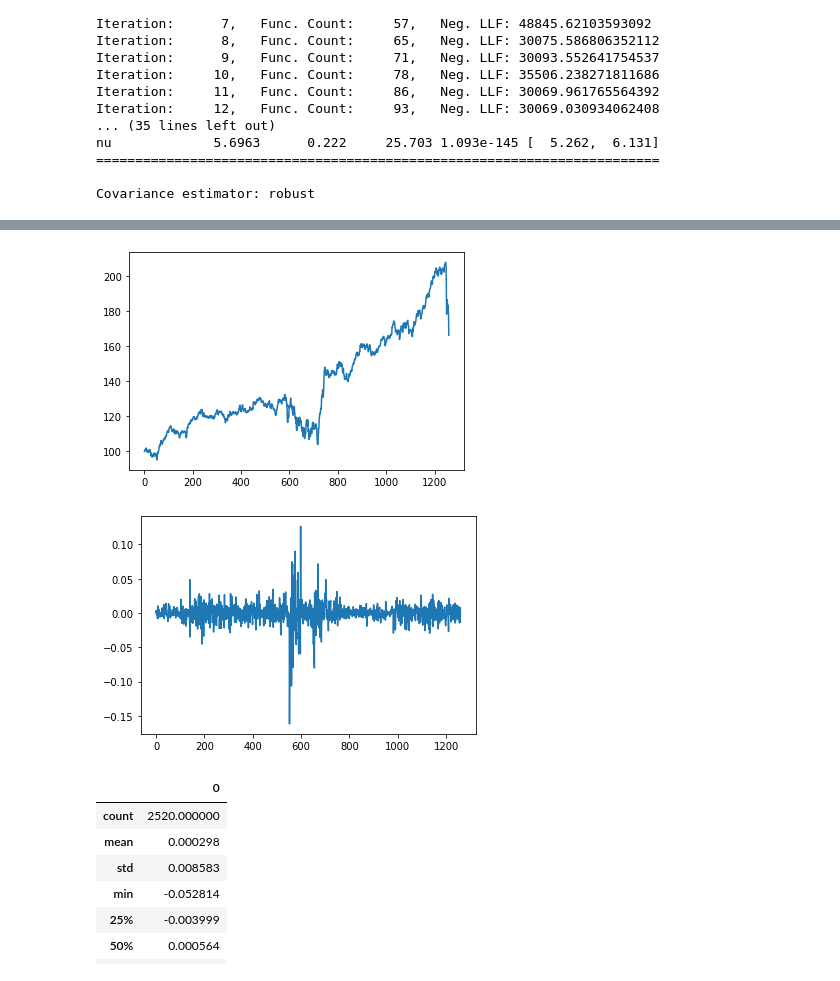
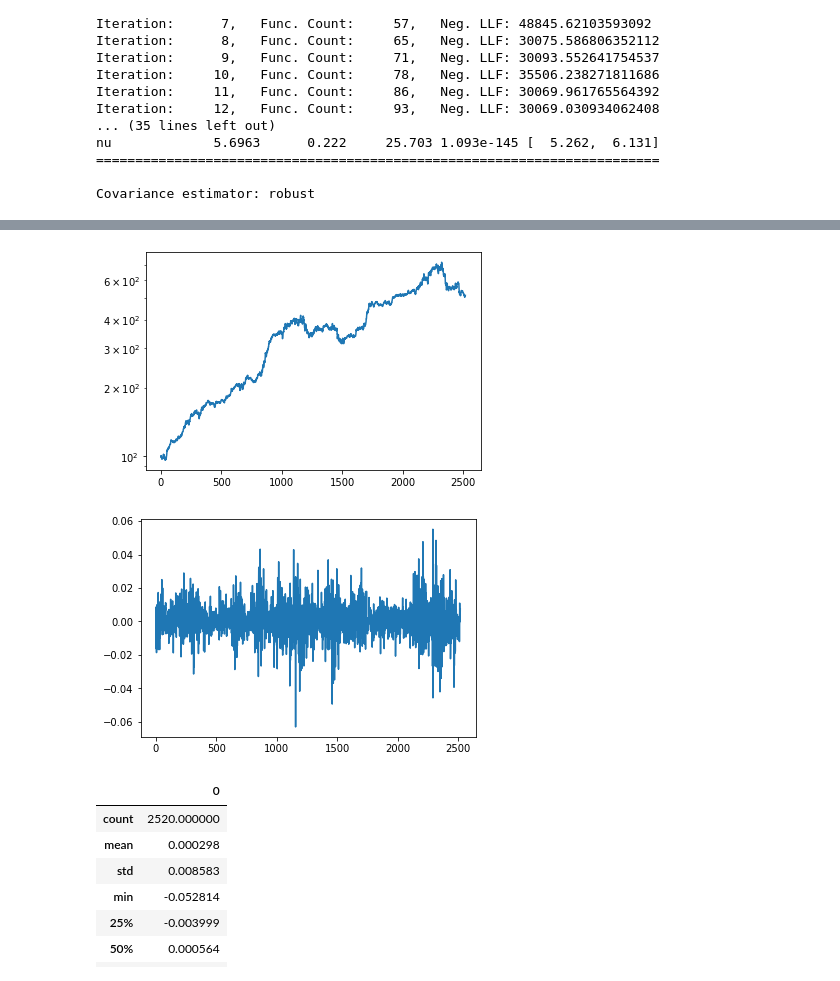
Before and after one commit to neriksen/applied_finance, a Jupyter notebook: est_innovations.ipynb, the cells around one changed output, grey strips where cells are left out. Drawn from its saved outputs; the diff is of its cells as text; code cells hidden in the pictures.

Commit message:
Manual simulation 1.0

```diff
--- a/est_innovations.ipynb
+++ b/est_innovations.ipynb
@@ -108,14 +126,16 @@ Covariance estimator: robust
 # %%
 market_sample = []
 t_days = 252
-year = 5
+year = 2
 period = t_days*year
+period = 252*10
 
-forecasts = results.forecast(horizon=period, method='bootstrap', simulations=1, start=period/.2)
 
-sims = forecasts.simulations
-sims = [sim[0]/100 for sim in sims.values[-1,:,:].T]
-market_sample.extend(sims)
+forecasts = results.forecast(horizon=period, method='simulation', simulations=1, start= dt.date(2020, 1, 8))
+
+#sims = forecasts.simulations
+#sims = [sim[0]/100 for sim in sims.values[-1,:,:].T]
+#market_sample.extend(sims)
 
 #lines = plt.plot(sims.values[-1,:,:].T, color='blue', alpha=1)
 #plt.show()
@@ -122,28 +146,28 @@ market_sample.extend(sims)
 # %%
 market = np.empty((period, 100))
 
 num_sims = 1
 
 trend = 1.000
 for j in range(num_sims):
     #market_sample = stats.t.rvs(df, loc, scale, size=252*years)
     market[0, j] = 100
     for i, err in enumerate(market_sample, start=1):
         if i < (period):
             market[i, j] = market[i-1, j]*(1+err)
 
 plt.plot(market[:, 0:num_sims])
-#plt.yscale('log')
+plt.yscale('log')
 plt.show()
 # %% [output]
-[figure, old version]
+[figure, new version]
 # %%
 diff = pd.DataFrame(market_sample)
 # %%
 plt.plot(diff)
 plt.show()
 # %% [output]
-[figure, old version]
+[figure, new version]
 # %%
 diff.describe()
 # %% [output]
```
Also changed, not shown: parts of 15 cells of this notebook.
